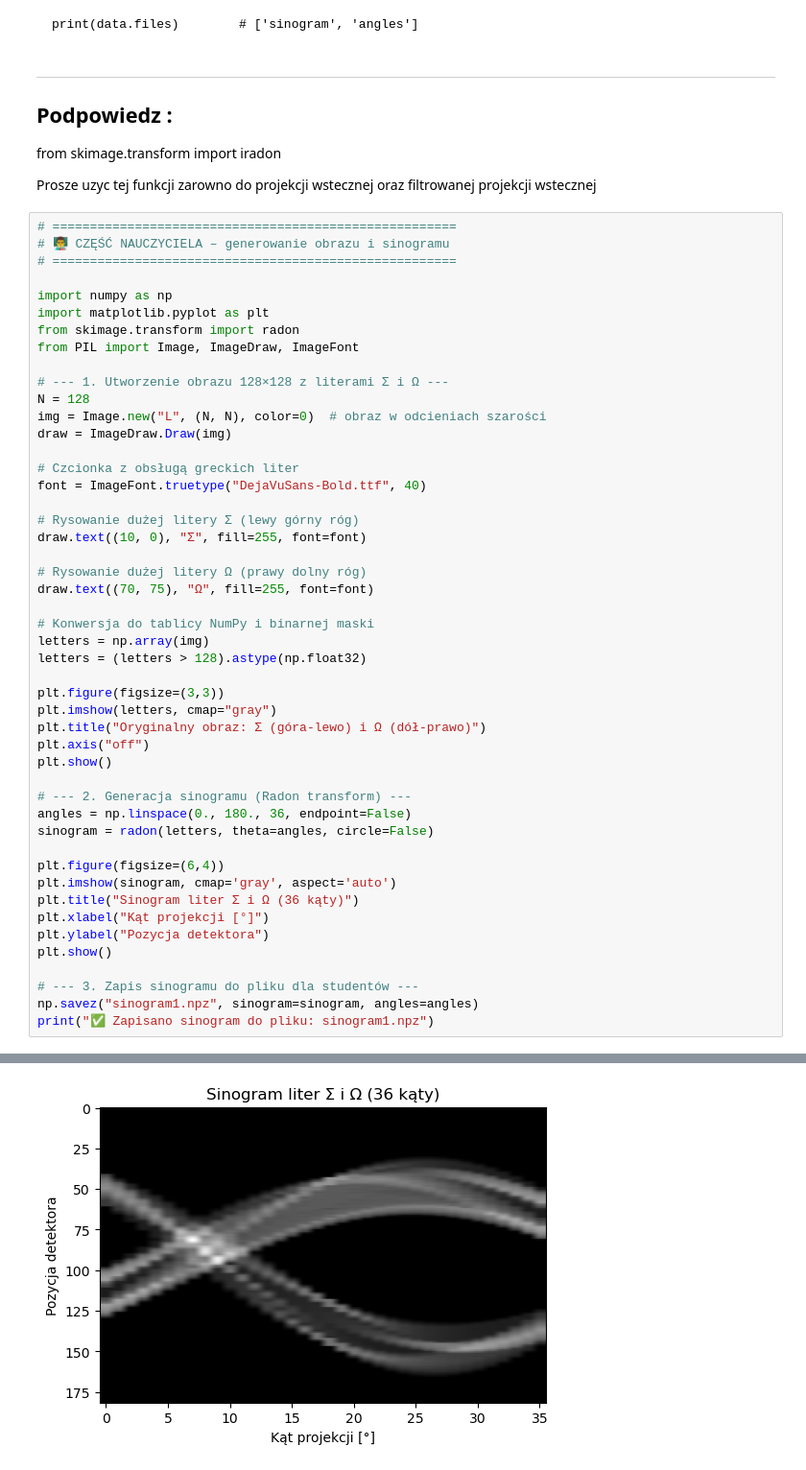
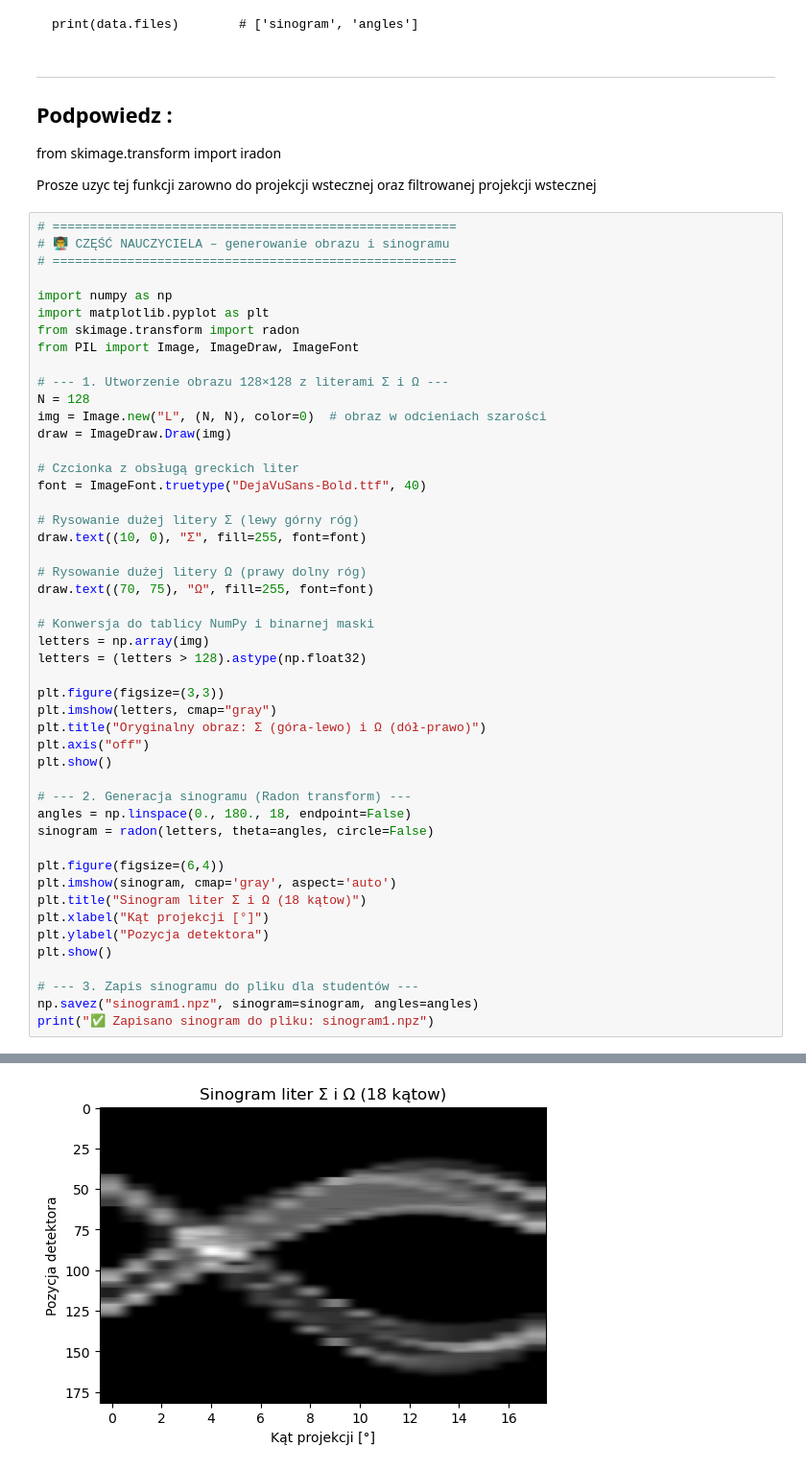
Before and after one commit to FBI223/TOMOGRAFIA_UCZENIE_GLEBOKICH, a Jupyter notebook: TASK1/task1.ipynb, the cells around one changed output, grey strips where cells are left out. Shown at 96% size. Drawn from its saved outputs; the diff is of its cells as text.

```diff
--- a/TASK1/task1.ipynb
+++ b/TASK1/task1.ipynb
@@ -68,36 +68,36 @@ font = ImageFont.truetype("DejaVuSans-Bold.ttf", 40)
 # Rysowanie dużej litery Σ (lewy górny róg)
 draw.text((10, 0), "Σ", fill=255, font=font)
 
 # Rysowanie dużej litery Ω (prawy dolny róg)
 draw.text((70, 75), "Ω", fill=255, font=font)
 
 # Konwersja do tablicy NumPy i binarnej maski
 letters = np.array(img)
 letters = (letters > 128).astype(np.float32)
 
 plt.figure(figsize=(3,3))
 plt.imshow(letters, cmap="gray")
 plt.title("Oryginalny obraz: Σ (góra-lewo) i Ω (dół-prawo)")
 plt.axis("off")
 plt.show()
 
 # --- 2. Generacja sinogramu (Radon transform) ---
-angles = np.linspace(0., 180., 36, endpoint=False)
+angles = np.linspace(0., 180., 18, endpoint=False)
 sinogram = radon(letters, theta=angles, circle=False)
 
 plt.figure(figsize=(6,4))
 plt.imshow(sinogram, cmap='gray', aspect='auto')
-plt.title("Sinogram liter Σ i Ω (36 kąty)")
+plt.title("Sinogram liter Σ i Ω (18 kątow)")
 plt.xlabel("Kąt projekcji [°]")
 plt.ylabel("Pozycja detektora")
 plt.show()
 
 # --- 3. Zapis sinogramu do pliku dla studentów ---
 np.savez("sinogram1.npz", sinogram=sinogram, angles=angles)
 print("✅ Zapisano sinogram do pliku: sinogram1.npz")
 # %% [output]
 [figure]
-[figure, old version]
+[figure, new version]
 ✅ Zapisano sinogram do pliku: sinogram1.npz
 # %%
 
```
Also changed, not shown: parts of 3 cells of this notebook, 2 other files.
